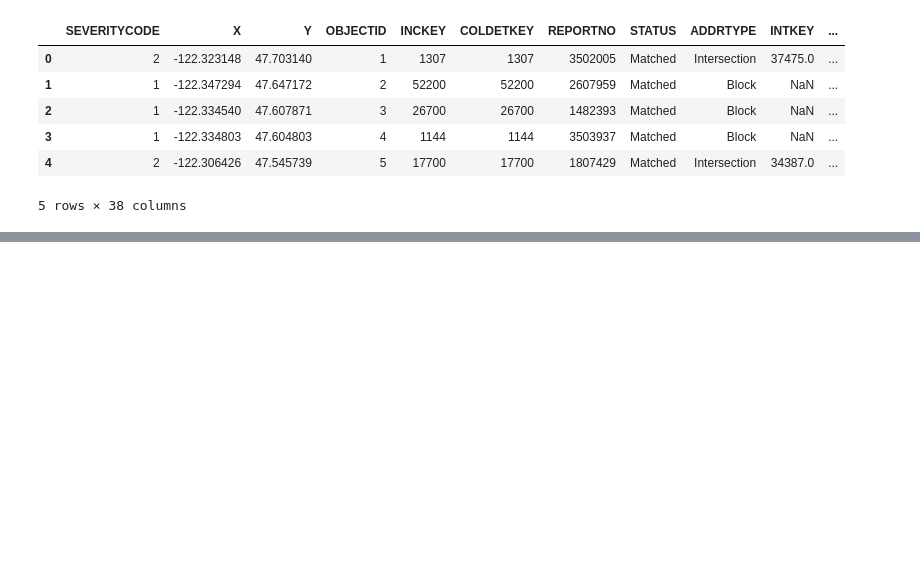
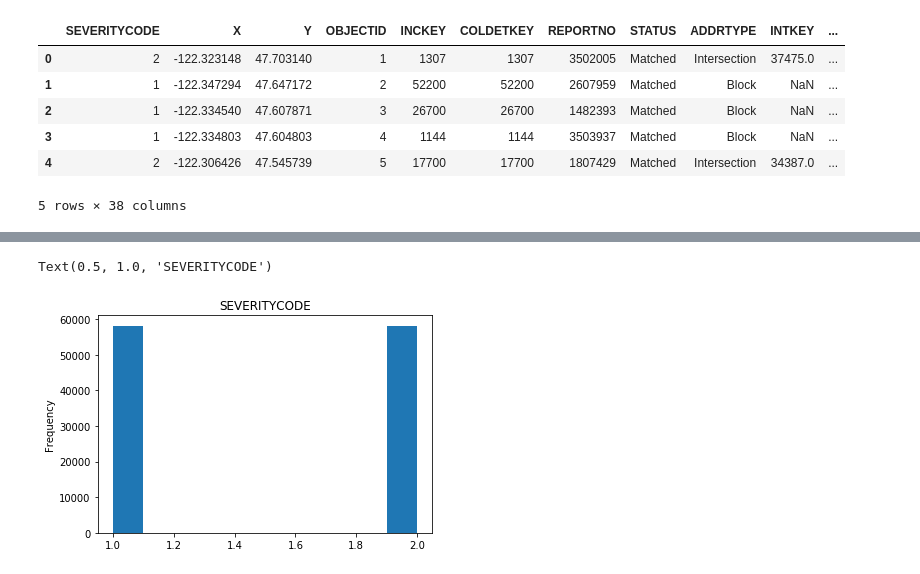
Before and after one commit to rwidomski/Coursera_Capstone, a Jupyter notebook: Data Science Capstone.ipynb, the cells around one changed output, grey strips where cells are left out. Saved outputs shown, nothing was run; the diff lists cells and outputs as text; code cells hidden in the pictures; blank space fills up the shorter version.

```diff
--- a/Data Science Capstone.ipynb
+++ b/Data Science Capstone.ipynb
@@ -24,0 +191,5 @@ x=df['SEVERITYCODE']
+# %%
+df_balanced['ROADCOND'].replace('Unknown', 2, inplace=True)
+mean = df_balanced['ROADCOND'].mean()
+# %%
+df_balanced['ROADCOND'].replace(2, mean, inplace=True)
@@ -24,0 +213,5 @@ x=df['SEVERITYCODE']
+# %%
+#New Data Frame with just variables I will use
+selected_columns=df_balanced[['INCKEY','SPEEDING','UNDERINFL','WEATHER','LIGHTCOND','ROADCOND', 'SEVERITYCODE']]
+# %%
+df_a=selected_columns
@@ -24,0 +242,6 @@ x=df['SEVERITYCODE']
+# %%
+df_a['SEVERITYCODE'].plot(kind='hist')
+plt.title('SEVERITYCODE')
+# %% [output]
+Text(0.5, 1.0, 'SEVERITYCODE')
+[figure, added]
```
Also changed, not shown: parts of 45 cells of this notebook.
